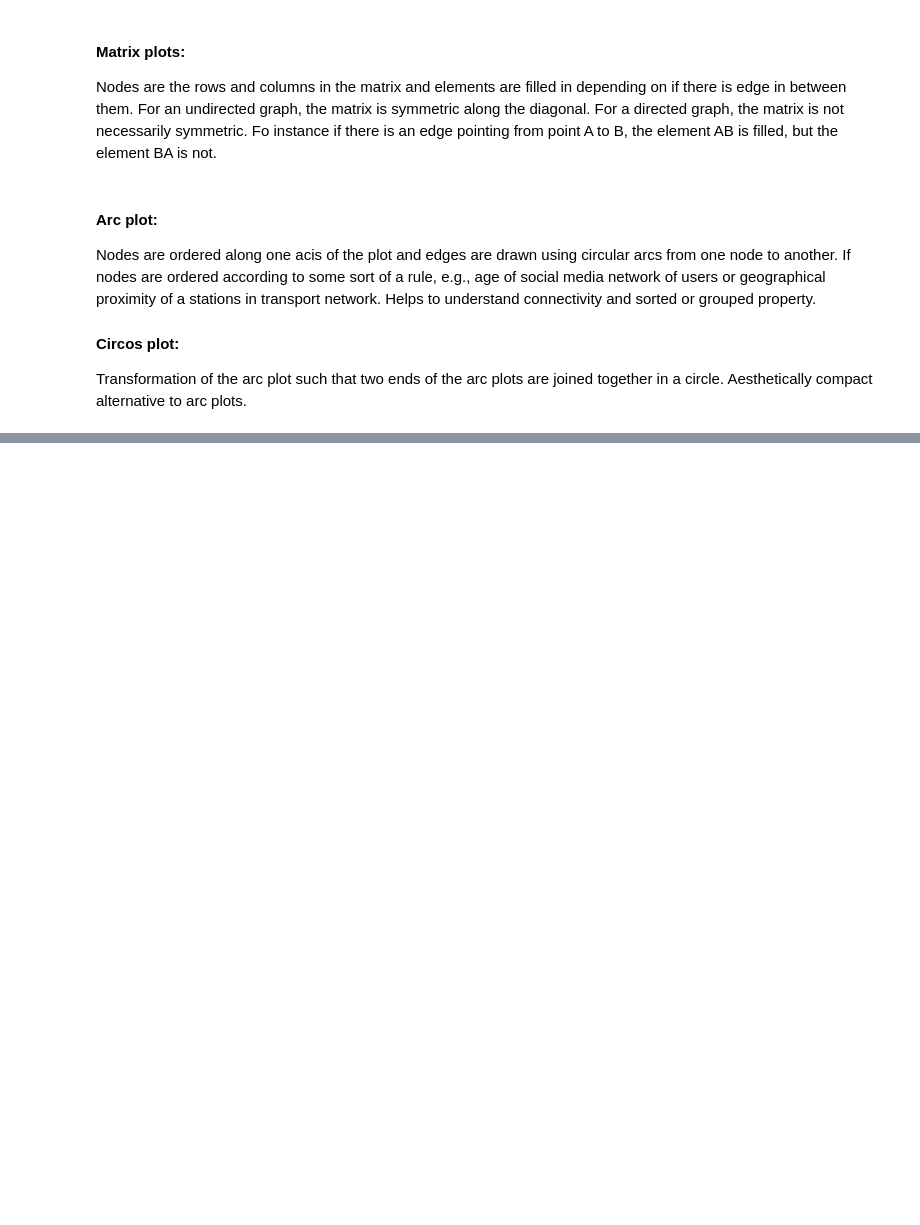
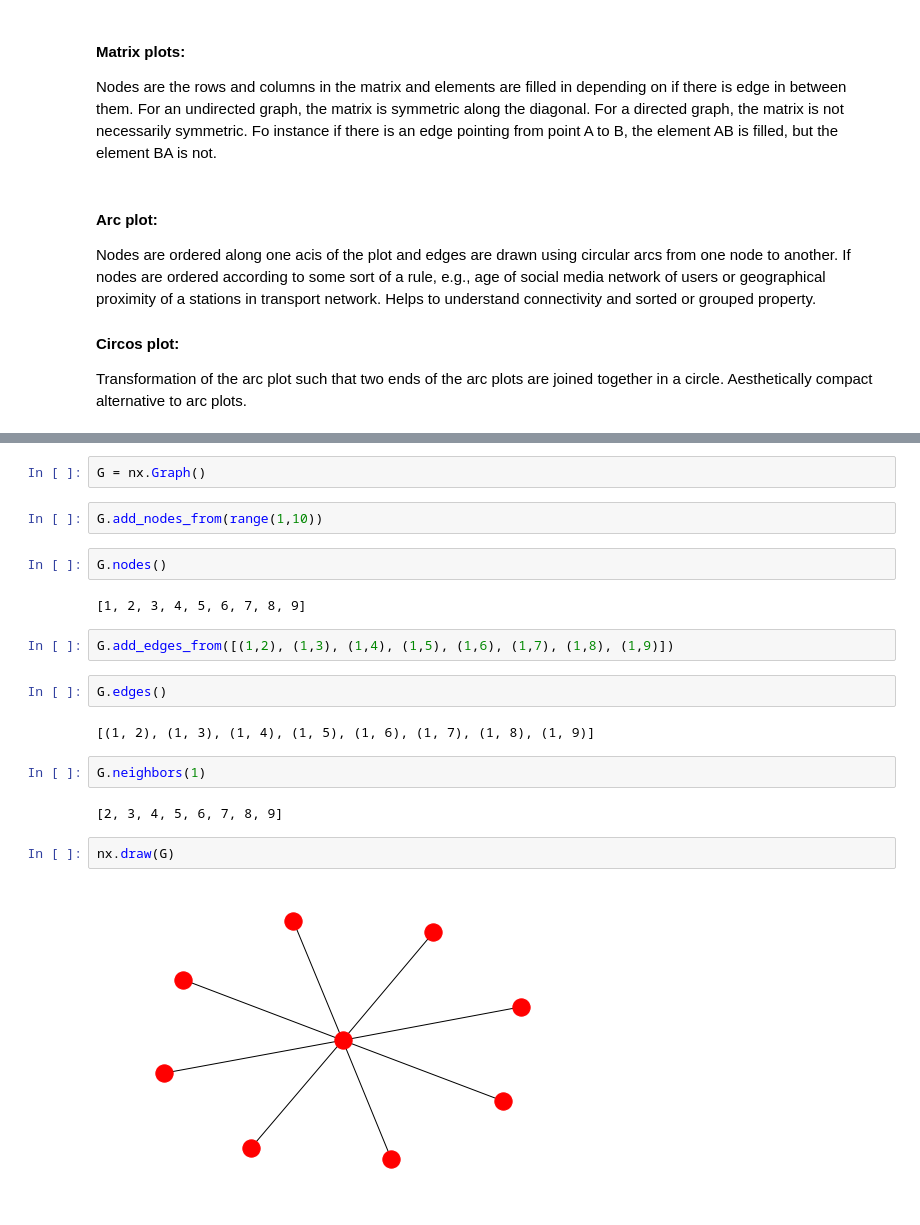
Before and after one commit to sushant2811/NetworkAnalysis, a Jupyter notebook: networkAnalysis.ipynb, the cells around one changed output, grey strips where cells are left out. Cells and saved outputs as stored; diff of their text form; blank space fills up the shorter version.

```diff
--- a/networkAnalysis.ipynb
+++ b/networkAnalysis.ipynb
@@ -98,0 +120,22 @@ Transformation of the arc plot such that two ends of the arc plots are joined to
+# %%
+G = nx.Graph()
+# %%
+G.add_nodes_from(range(1,10))
+# %%
+G.nodes()
+# %% [output]
+[1, 2, 3, 4, 5, 6, 7, 8, 9]
+# %%
+G.add_edges_from([(1,2), (1,3), (1,4), (1,5), (1,6), (1,7), (1,8), (1,9)])
+# %%
+G.edges()
+# %% [output]
+[(1, 2), (1, 3), (1, 4), (1, 5), (1, 6), (1, 7), (1, 8), (1, 9)]
+# %%
+G.neighbors(1)
+# %% [output]
+[2, 3, 4, 5, 6, 7, 8, 9]
+# %%
+nx.draw(G)
+# %% [output]
+[figure, added]
```
Also changed, not shown: parts of 10 cells of this notebook.
